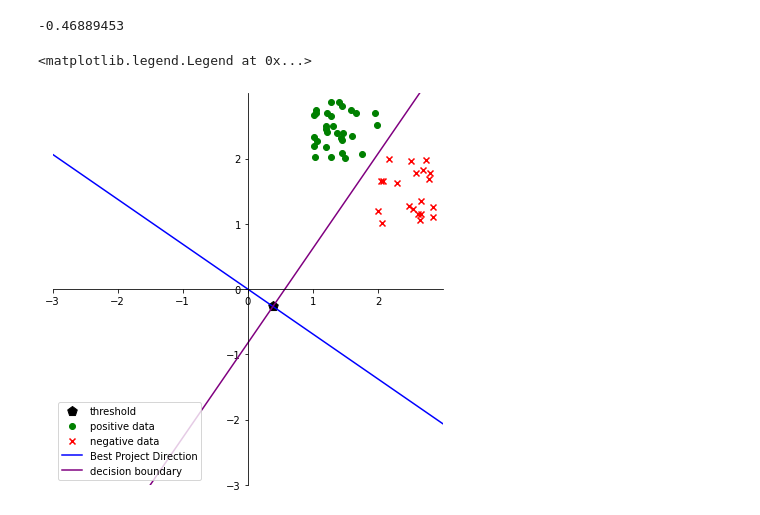
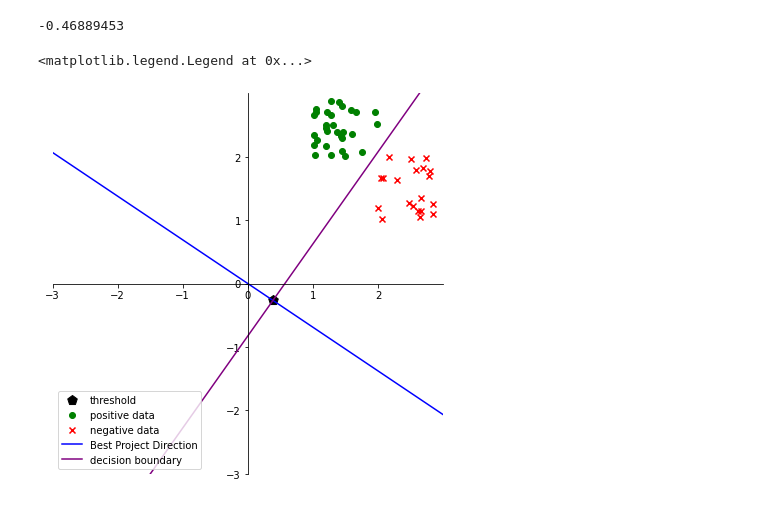
Before and after one commit to SXUSongJH/SXUSongJH.github.io, a Jupyter notebook: Code/Machine Learn/2.Perception and LDA.ipynb, the cells around one changed output. Cells and saved outputs as stored; diff of their text form; code cells hidden in the pictures.

```diff
--- a/Code/Machine Learn/2.Perception and LDA.ipynb
+++ b/Code/Machine Learn/2.Perception and LDA.ipynb
@@ -239,26 +239,26 @@ threshold
 # %%
 x1_line = np.linspace(-3,3,1000)
 x2_line = (w_hat[1]/w_hat[0])*x1_line
 theta = math.atan(w_hat[1]/w_hat[0])
 threshold_x1 = -math.cos(-theta)*threshold
 threshold_x2 = math.sin(-theta)*threshold
 decision_boundary_x2 = (-w_hat[0]/w_hat[1])*x1_line+(threshold_x2+(w_hat[0]/w_hat[1])*threshold_x1)
-plt.figure(figsize=(7, 7.2))
+plt.figure(figsize=(7, 7))
 plt.scatter(x=threshold_x1,y=threshold_x2,marker="p",c="black",label="threshold",s=100,alpha=1)
 plt.scatter(x=positivedata["x1"],y=positivedata["x2"],marker="o",c="green",label="positive data")
 plt.scatter(x=negativedata["x1"],y=negativedata["x2"],marker="x",c="red",label="negative data")
 plt.plot(x1_line,x2_line,c="blue",label="Best Project Direction")
 plt.plot(x1_line,decision_boundary_x2,c="purple",label="decision boundary")
 ax = plt.subplot()
 ax.spines['top'].set_visible(False)
 ax.spines['right'].set_visible(False)
 ax.spines['bottom'].set_position(('data',0))
 ax.spines['left'].set_position(('data',0))
 plt.xlim((-3,3))
 plt.ylim((-3,3))
 plt.xticks(np.arange(-3,3,1))
 plt.yticks(np.arange(-3,3,1))
 plt.legend(loc="lower left")
 # %% [output]
 <matplotlib.legend.Legend at 0x...>
-[figure, old version]
+[figure, new version]
```
Also changed, not shown: 53 other files.
